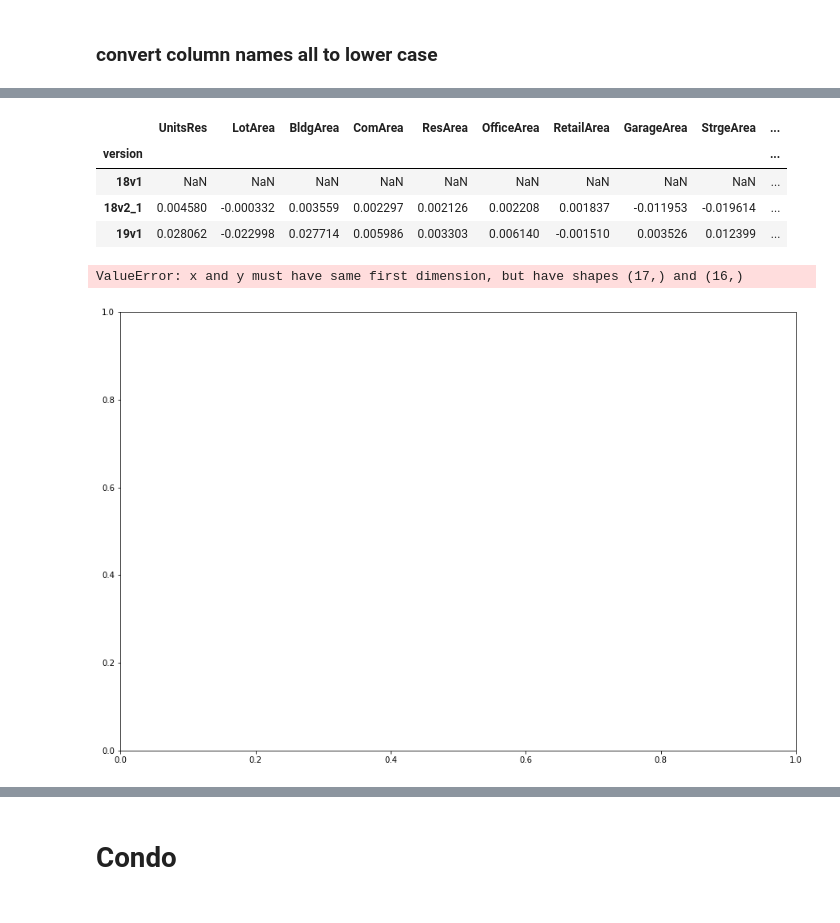
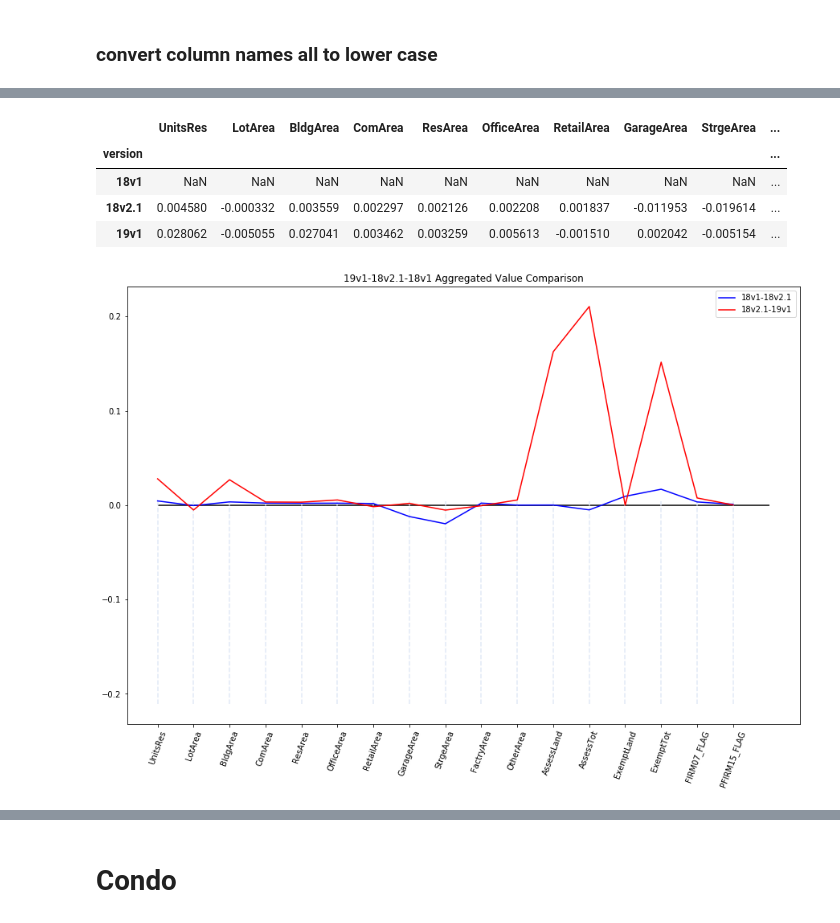
Before and after one commit to NYCPlanning/db-pluto-qaqc, a Jupyter notebook: 19v1/pluto_aggregate_analysis_19v1.ipynb, the cells around one changed output, grey strips where cells are left out. Saved outputs shown, nothing was run; the diff lists cells and outputs as text; code cells hidden in the pictures.

```diff
--- a/19v1/pluto_aggregate_analysis_19v1.ipynb
+++ b/19v1/pluto_aggregate_analysis_19v1.ipynb
@@ -19,6 +18,8 @@ spark = SparkSession(sc)
 df19v1 = spark.read.csv('../data/pluto.csv', header=True)
 df18v2_1 = spark.read.csv('../data/pluto_18v2_1.csv', header=True)
 df18v1 = spark.read.csv('../data/pluto_18v1.csv', header=True)
+# %%
+df19v1 = df19v1.withColumn('exemptland', lit(None).cast(StringType()))
 # %% [markdown]
 ### convert column names all to lower case
 # %%
@@ -33,7 +34,7 @@ df18v2_1 = df18v2_1.select(cols)
 df19v1 = df19v1.select(cols)
 df19v1 = df19v1.drop(df19v1.version).withColumn('version', lit('19v1'))
 df18v1 = df18v1.drop(df18v1.version).withColumn('version', lit('18v1'))
-df18v2_1 = df18v2_1.drop(df18v2_1.version).withColumn('version', lit('18v2_1'))
+df18v2_1 = df18v2_1.drop(df18v2_1.version).withColumn('version', lit('18v2.1'))
 # %%
 df =df19v1.union(df18v2_1).union(df18v1)
 # %%
@@ -103,22 +104,21 @@ summary_pct
 |  | UnitsRes | LotArea | BldgArea | ComArea | ResArea | OfficeArea | RetailArea | GarageArea | StrgeArea | ... |
 | version |  |  |  |  |  |  |  |  |  | ... |
 | 18v1 | NaN | NaN | NaN | NaN | NaN | NaN | NaN | NaN | NaN | ... |
-| 18v2_1 | 0.004580 | -0.000332 | 0.003559 | 0.002297 | 0.002126 | 0.002208 | 0.001837 | -0.011953 | -0.019614 | ... |
-| 19v1 | 0.028062 | -0.022998 | 0.027714 | 0.005986 | 0.003303 | 0.006140 | -0.001510 | 0.003526 | 0.012399 | ... |
+| 18v2.1 | 0.004580 | -0.000332 | 0.003559 | 0.002297 | 0.002126 | 0.002208 | 0.001837 | -0.011953 | -0.019614 | ... |
+| 19v1 | 0.028062 | -0.005055 | 0.027041 | 0.003462 | 0.003259 | 0.005613 | -0.001510 | 0.002042 | -0.005154 | ... |
 # %%
 plt.figure(figsize=(15, 10))
-plt.plot(range(17), summary_pct.iloc[1, :], color = 'blue', label='18v1-18v2_1')
-plt.plot(range(17), summary_pct.iloc[2, :], color = 'red', label='18v2_1-19v1')
+plt.plot(range(17), summary_pct.iloc[1, :], color = 'blue', label='18v1-18v2.1')
+plt.plot(range(17), summary_pct.iloc[2, :], color = 'red', label='18v2.1-19v1')
 plt.hlines(0, 0, 17, color = 'black')
 for i in range(17):
     plt.vlines(i, min(-summary_pct.iloc[2, :]), max(-summary_pct.iloc[2, :]), color = '#e1e9f7', linestyles='dashed')
 plt.xticks(range(17), summary_pct.columns, rotation=70)
-plt.title('19v1-18v2_1-18v1 Aggregated Value Comparison')
+plt.title('19v1-18v2.1-18v1 Aggregated Value Comparison')
 plt.legend()
-plt.savefig('19v1-18v2_1-18v1_Aggregated_Value_Comparison.png', bbox_inches='tight')
+plt.savefig('19v1-18v2.1-18v1-Aggregated_Value_Comparison.png', bbox_inches='tight')
 plt.show()
 # %% [output]
-ValueError: x and y must have same first dimension, but have shapes (17,) and (16,)
-[figure, old version]
+[figure, new version]
 # %%
 plt.figure(figsize=(15, 10))
```
Also changed, not shown: parts of 9 cells of this notebook, 33 other files.
